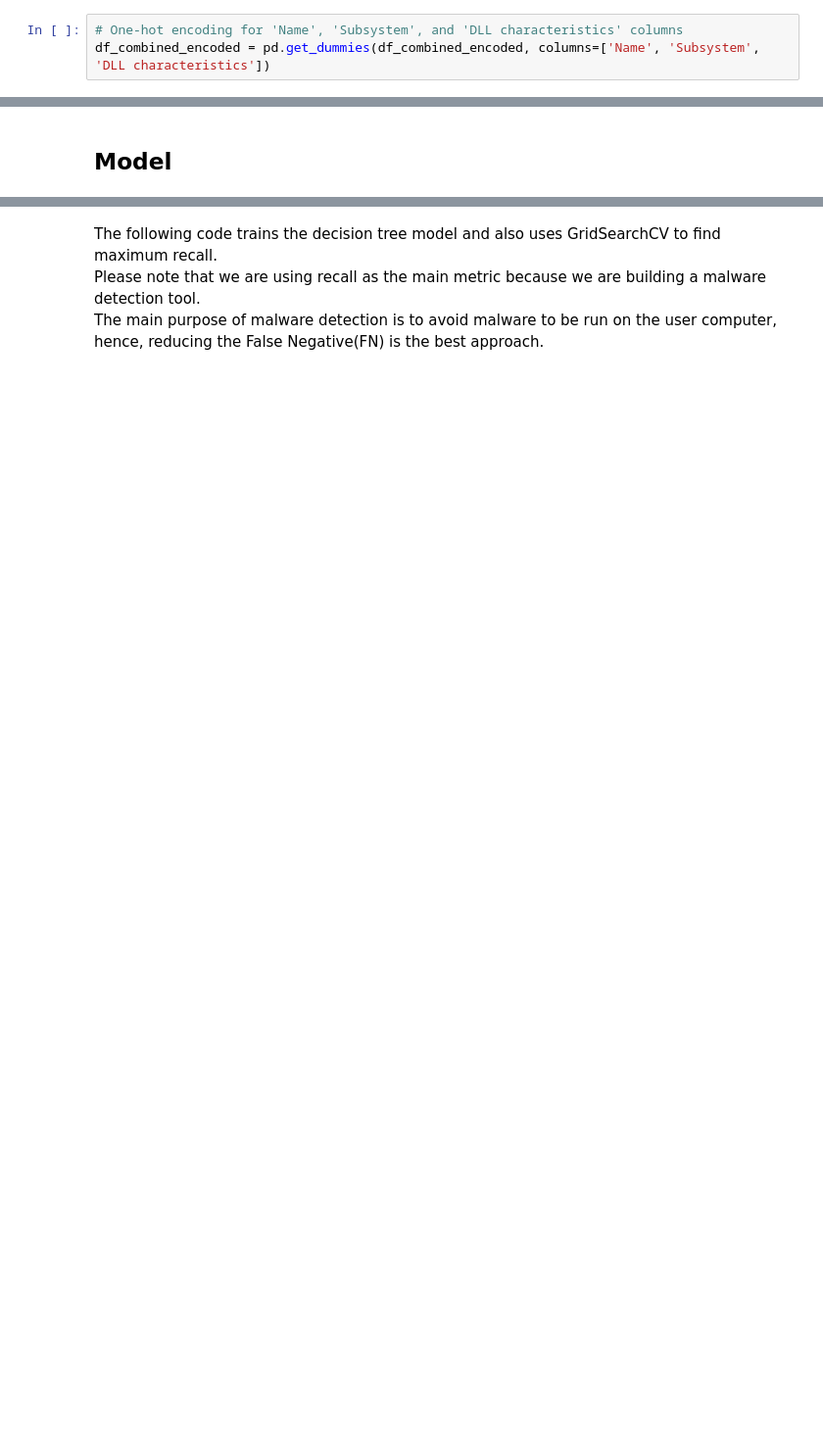
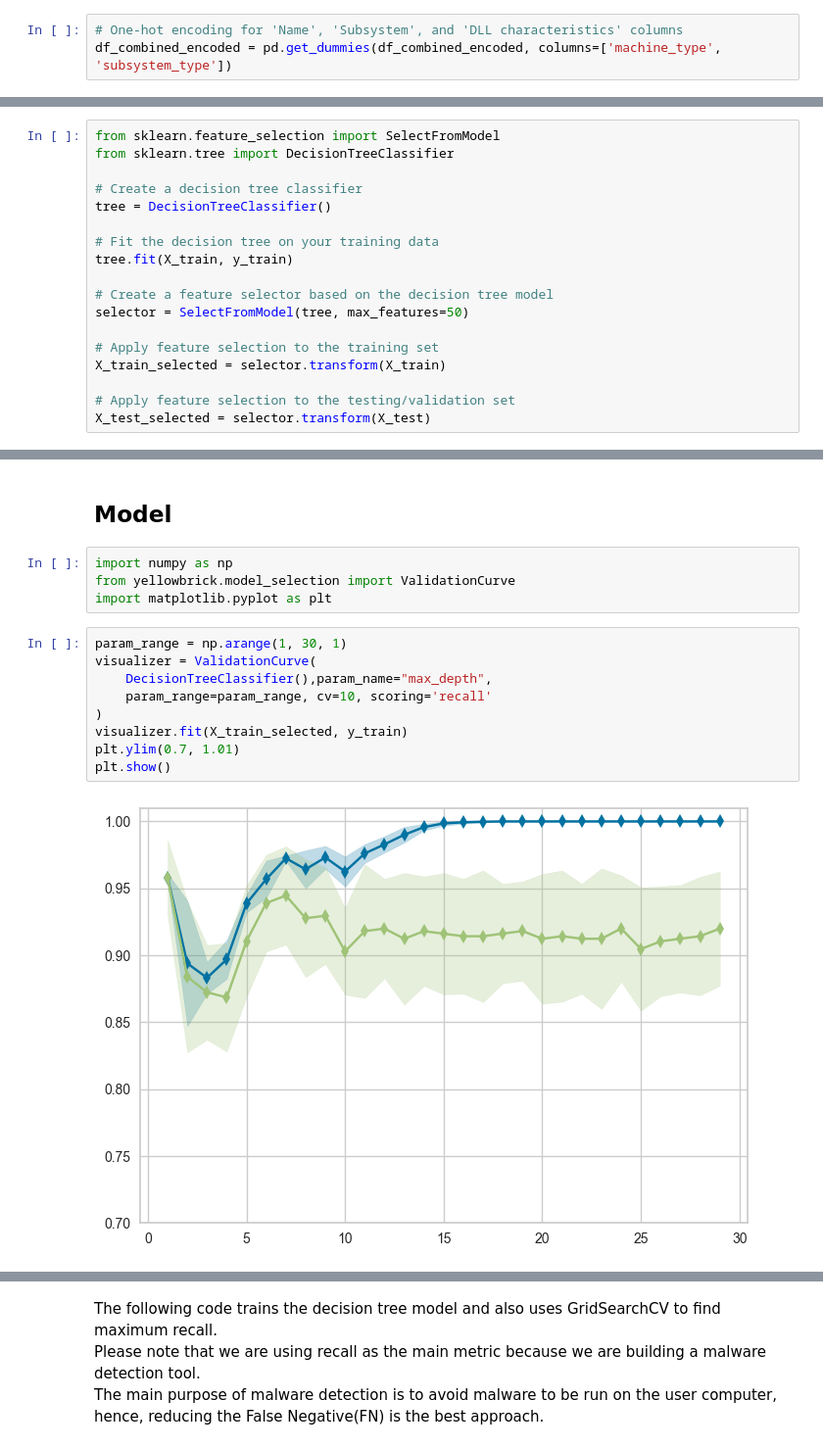
Before and after one commit to 0xSnowl/imphadel, a Jupyter notebook: walkthrough.ipynb, the cells around one changed output, grey strips where cells are left out. Shown at 98% size. Saved outputs shown, nothing was run; the diff lists cells and outputs as text; blank space fills up the shorter version.

```diff
--- a/walkthrough.ipynb
+++ b/walkthrough.ipynb
@@ -329,4 +400,4 @@ df_combined_encoded.head()
 Now We have to encode the remaining columns with string value
 # %%
 # One-hot encoding for 'Name', 'Subsystem', and 'DLL characteristics' columns
-df_combined_encoded = pd.get_dummies(df_combined_encoded, columns=['Name', 'Subsystem', 'DLL characteristics'])
+df_combined_encoded = pd.get_dummies(df_combined_encoded, columns=['machine_type', 'subsystem_type'])
@@ -332,0 +415,18 @@ df_combined_encoded = pd.get_dummies(df_combined_encoded, columns=['Name', 'Subs
+# %%
+from sklearn.feature_selection import SelectFromModel
+from sklearn.tree import DecisionTreeClassifier
+
+# Create a decision tree classifier
+tree = DecisionTreeClassifier()
+
+# Fit the decision tree on your training data
+tree.fit(X_train, y_train)
+
+# Create a feature selector based on the decision tree model
+selector = SelectFromModel(tree, max_features=50)
+
+# Apply feature selection to the training set
+X_train_selected = selector.transform(X_train)
+
+# Apply feature selection to the testing/validation set
+X_test_selected = selector.transform(X_test)
@@ -333,2 +476,17 @@ df_combined_encoded = pd.get_dummies(df_combined_encoded, columns=['Name', 'Subs
 # %% [markdown]
 ## Model
+# %%
+import numpy as np
+from yellowbrick.model_selection import ValidationCurve
+import matplotlib.pyplot as plt
+# %%
+param_range = np.arange(1, 30, 1)
+visualizer = ValidationCurve(
+    DecisionTreeClassifier(),param_name="max_depth",
+    param_range=param_range, cv=10, scoring='recall'
+)
+visualizer.fit(X_train_selected, y_train)
+plt.ylim(0.7, 1.01)
+plt.show()
+# %% [output]
+[figure, added]
```
Also changed, not shown: parts of 33 cells of this notebook, 3 other files.
